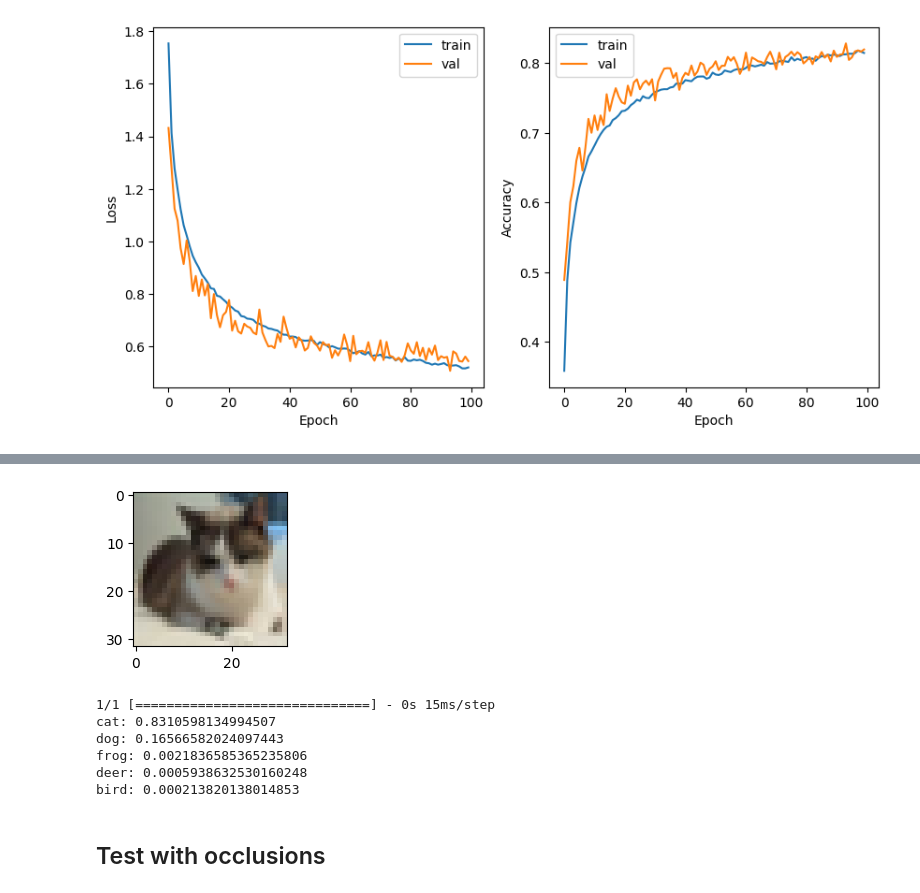
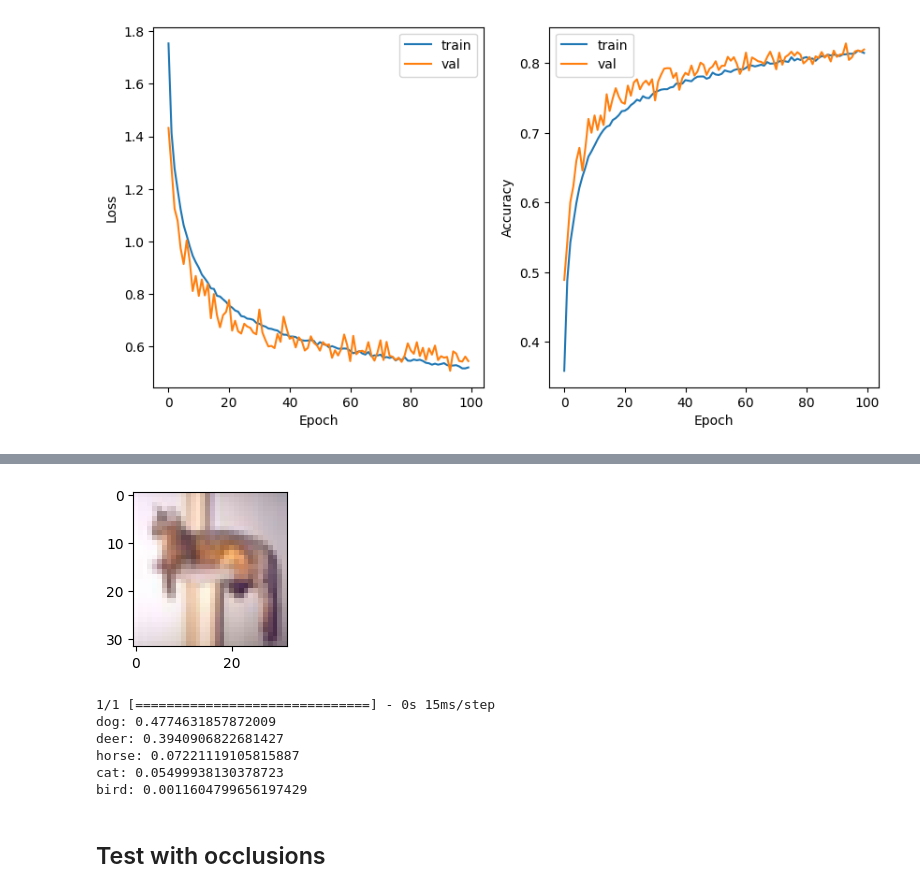
Before and after one commit to lilf4p/ispr-midterm, a Jupyter notebook: midterm3/image_classification.ipynb, the cells around one changed output, grey strips where cells are left out. Drawn from its saved outputs; the diff is of its cells as text; code cells hidden in the pictures.

```diff
--- a/midterm3/image_classification.ipynb
+++ b/midterm3/image_classification.ipynb
@@ -38,7 +39,7 @@ test_images = X_test.astype('float32') / 255
 class_names = ['airplane', 'automobile', 'bird', 'cat', 'deer', 'dog', 'frog',
                 'horse', 'ship', 'truck']
 
-fig = plt.figure(figsize=(10, 10))
+fig = plt.figure(figsize=(8, 8))
 for i in range(25):
     ax = fig.add_subplot(5, 5, i+1)
     ax.imshow(train_images[i])
@@ -220,7 +194,11 @@ y_pred = model.predict(test_images)
 y_pred_classes = np.argmax(y_pred, axis=1)
 y_true = np.argmax(test_labels, axis=1)
 cm = confusion_matrix(y_true, y_pred_classes)
-plt.figure(figsize=(10, 10))
+plt.figure(figsize=(8,5))
+# label size
+sns.set(font_scale=0.85)
+plt.tight_layout()
+plt.title('Confusion matrix')
 sns.heatmap(cm, annot=True, fmt='d', cmap='Blues', cbar=False, xticklabels=class_names, yticklabels=class_names)
 plt.xlabel('Predicted')
 plt.ylabel('True')
@@ -233,25 +211,24 @@ We can see how the model cannot decide between cat and dog for the above image.
 # %%
 # make a prediction on a random image
-#random_image = np.random.randint(0, len(test_images))
-random_image = 3129 #gatto
+random_image = np.random.randint(0, len(test_images))
 plt.figure(figsize=(2, 2))
 plt.imshow(test_images[random_image])
 plt.show()
 
 # predict class of random image
 prediction = model.predict(test_images[random_image].reshape(1, 32, 32, 3))
 
 # ptint the first 5 class labels with highest probability
 for i in range(5):
     print(f'{class_names[np.argsort(prediction[0])[-i-1]]}: {prediction[0][np.argsort(prediction[0])[-i-1]]}')
 # %% [output]
-[figure, old version]
+[figure, new version]
 1/1 [==============================] - 0s 15ms/step
-cat: 0.8310598134994507
-dog: 0.16566582024097443
-frog: 0.0021836585365235806
-deer: 0.0005938632530160248
-bird: 0.000213820138014853
+dog: 0.4774631857872009
+deer: 0.3940906822681427
+horse: 0.07221119105815887
+cat: 0.05499938130378723
+bird: 0.0011604799656197429
 # %% [markdown]
 ## Test with occlusions
 # %% [markdown]
```
Also changed, not shown: parts of 25 cells of this notebook.
